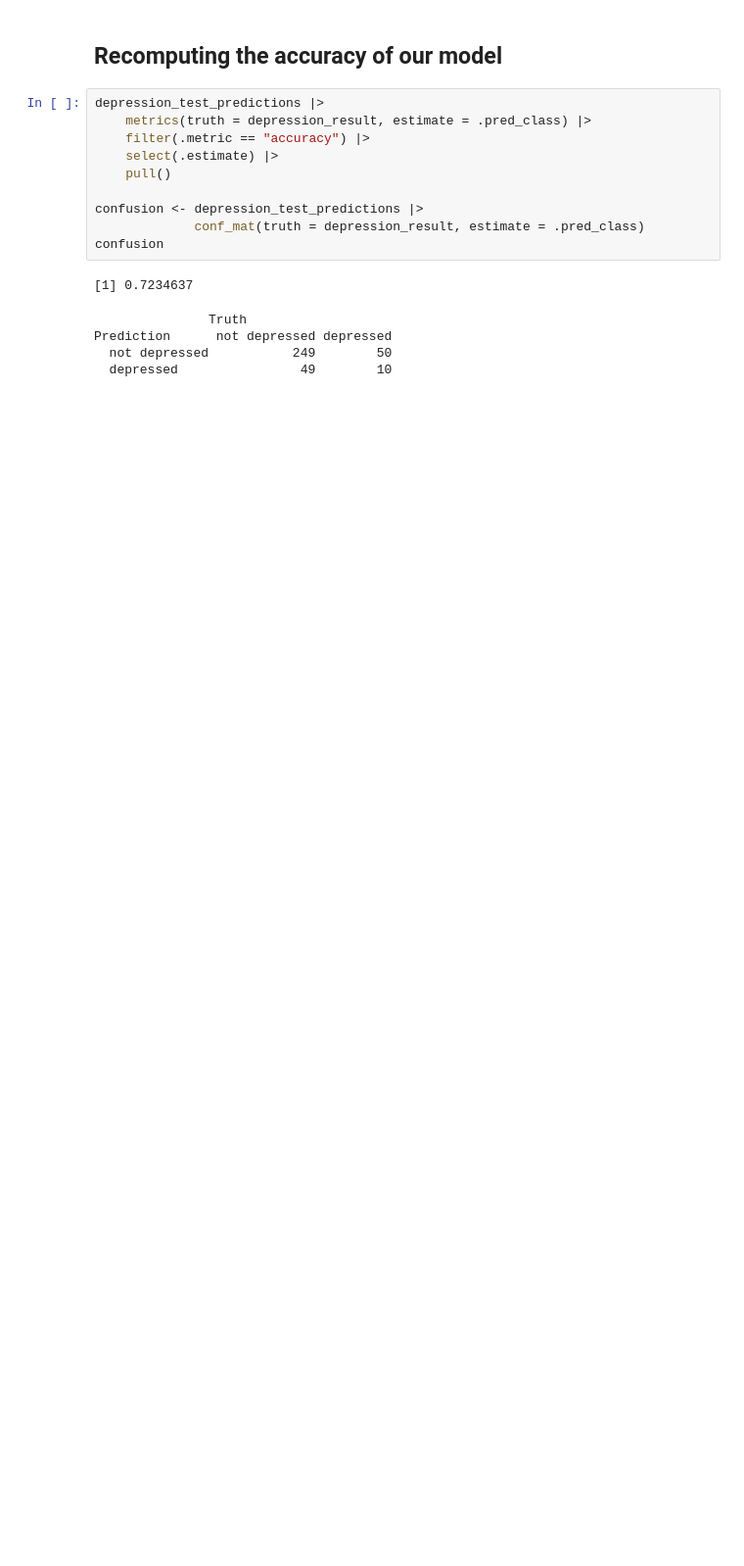
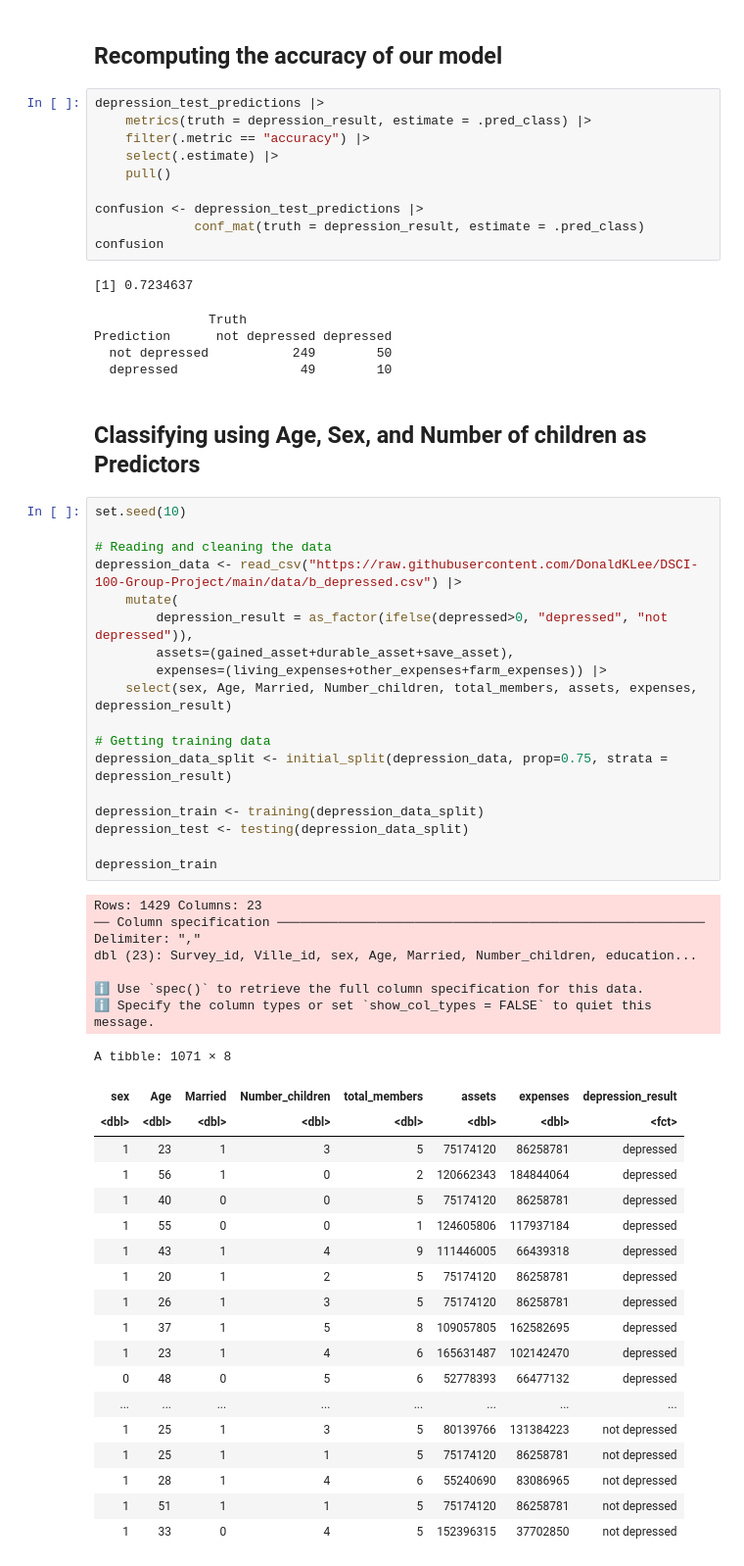
Before and after one commit to DonaldKLee/DSCI-100-Group-Project, a Jupyter notebook: main.ipynb, the cells around one changed output. Shown: that part at 98% size. Cells and saved outputs as stored; diff of their text form; blank space fills up the shorter version.

```diff
--- a/main.ipynb
+++ b/main.ipynb
@@ -410,3 +405,50 @@ confusion
 Prediction      not depressed depressed
   not depressed           249        50
   depressed                49        10
+# %% [markdown]
+## Classifying using Age, Sex, and Number of children as Predictors
+# %%
+set.seed(10)
+
+# Reading and cleaning the data
+depression_data <- read_csv("https://raw.githubusercontent.com/DonaldKLee/DSCI-100-Group-Project/main/data/b_depressed.csv") |>
+    mutate(
+        depression_result = as_factor(ifelse(depressed>0, "depressed", "not depressed")),
+        assets=(gained_asset+durable_asset+save_asset),
+        expenses=(living_expenses+other_expenses+farm_expenses)) |>
+    select(sex, Age, Married, Number_children, total_members, assets, expenses, depression_result)
+
+# Getting training data
+depression_data_split <- initial_split(depression_data, prop=0.75, strata = depression_result)
+
+depression_train <- training(depression_data_split)
+depression_test <- testing(depression_data_split)
+
+depression_train
+# %% [output]
+Rows: 1429 Columns: 23
+── Column specification ────────────────────────────────────────────────────────
+Delimiter: ","
+dbl (23): Survey_id, Ville_id, sex, Age, Married, Number_children, education...
+
+ℹ Use `spec()` to retrieve the full column specification for this data.
+ℹ Specify the column types or set `show_col_types = FALSE` to quiet this message.
+A tibble: 1071 × 8
+| sex | Age | Married | Number_children | total_members | assets | expenses | depression_result |
+| <dbl> | <dbl> | <dbl> | <dbl> | <dbl> | <dbl> | <dbl> | <fct> |
+| 1 | 23 | 1 | 3 | 5 | 75174120 | 86258781 | depressed |
+| 1 | 56 | 1 | 0 | 2 | 120662343 | 184844064 | depressed |
+| 1 | 40 | 0 | 0 | 5 | 75174120 | 86258781 | depressed |
+| 1 | 55 | 0 | 0 | 1 | 124605806 | 117937184 | depressed |
+| 1 | 43 | 1 | 4 | 9 | 111446005 | 66439318 | depressed |
+| 1 | 20 | 1 | 2 | 5 | 75174120 | 86258781 | depressed |
+| 1 | 26 | 1 | 3 | 5 | 75174120 | 86258781 | depressed |
+| 1 | 37 | 1 | 5 | 8 | 109057805 | 162582695 | depressed |
+| 1 | 23 | 1 | 4 | 6 | 165631487 | 102142470 | depressed |
+| 0 | 48 | 0 | 5 | 6 | 52778393 | 66477132 | depressed |
+| ... | ... | ... | ... | ... | ... | ... | ... |
+| 1 | 25 | 1 | 3 | 5 | 80139766 | 131384223 | not depressed |
+| 1 | 25 | 1 | 1 | 5 | 75174120 | 86258781 | not depressed |
+| 1 | 28 | 1 | 4 | 6 | 55240690 | 83086965 | not depressed |
+| 1 | 51 | 1 | 1 | 5 | 75174120 | 86258781 | not depressed |
+| 1 | 33 | 0 | 4 | 5 | 152396315 | 37702850 | not depressed |
```
Also changed, not shown: parts of 16 cells of this notebook.
